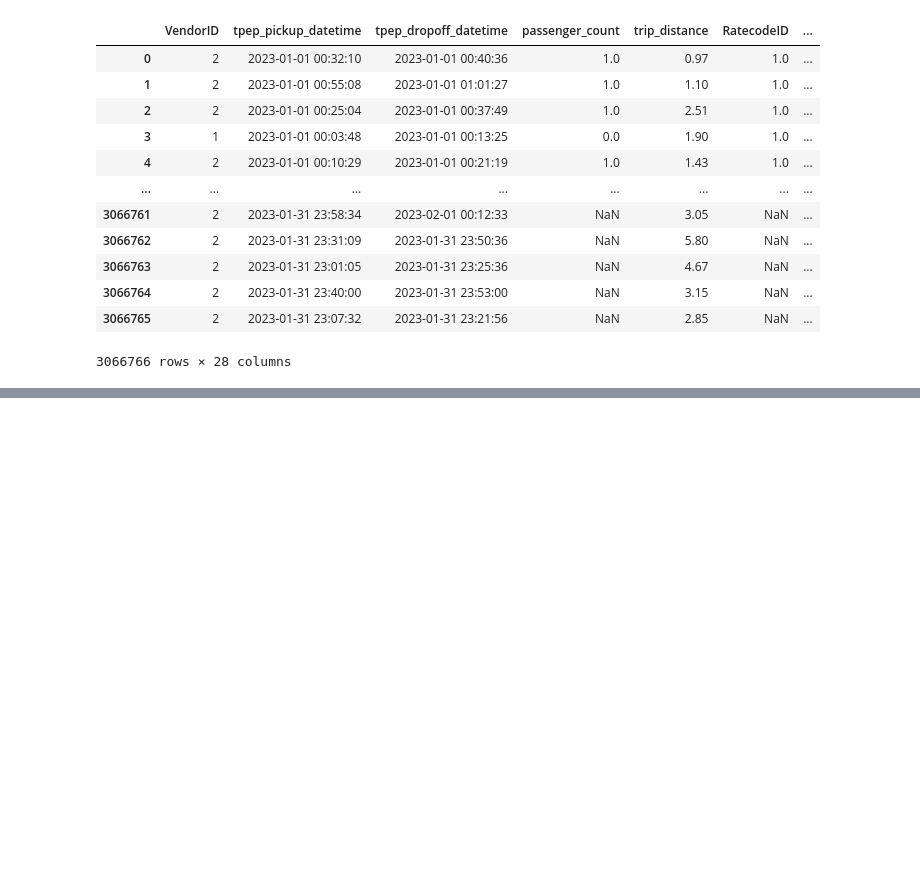
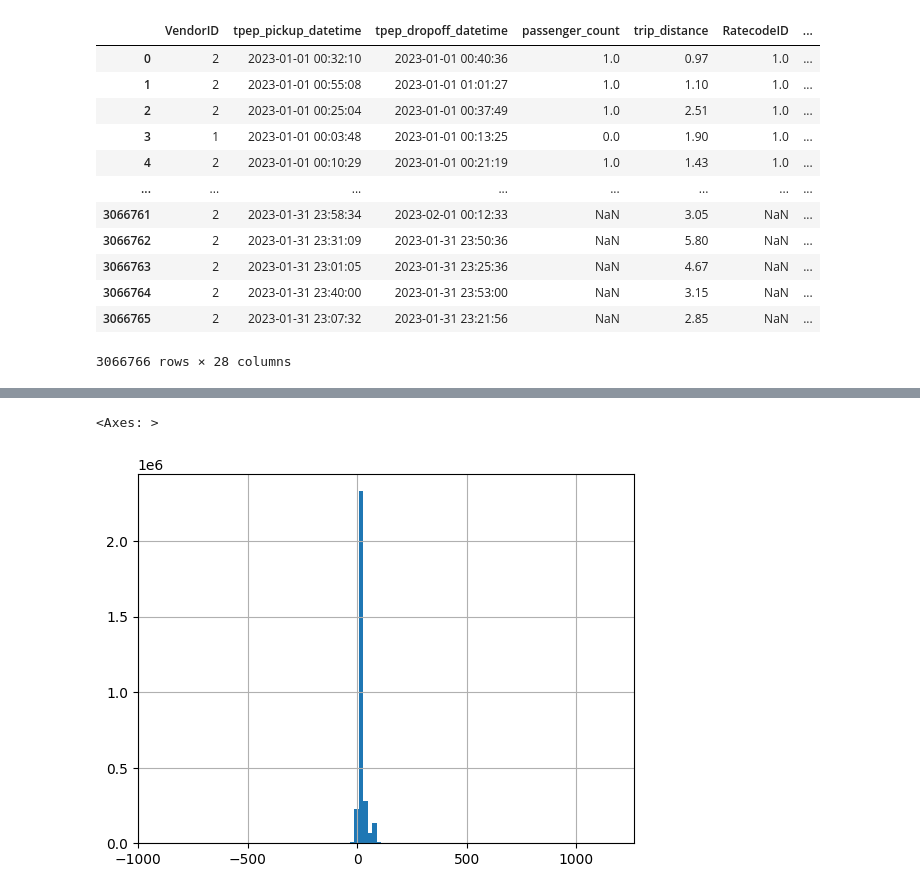
Before and after one commit to ShailShikhar/upskill, a Jupyter notebook: 1_nyc tlc taxi trips/NYC TLC Taxi Trips.ipynb, the cells around one changed output, grey strips where cells are left out. Cells and saved outputs as stored; diff of their text form; code cells hidden in the pictures; blank space fills up the shorter version.

```diff
--- a/1_nyc tlc taxi trips/NYC TLC Taxi Trips.ipynb
+++ b/1_nyc tlc taxi trips/NYC TLC Taxi Trips.ipynb
@@ -1030,0 +1293,3 @@ nyc_taxi_data
+# %%
+taxi_idx = taxi_all.set_index('tpep_pickup_datetime_local')
+weather_idx = nyc_weather_data.set_index('DATE_local')
@@ -1030,0 +1372,3 @@ nyc_taxi_data
+# %%
+nyc_weather_data_prefixed = nyc_weather_data.add_prefix('wx_')
+nyc_weather_data_prefixed.head()
@@ -1030,0 +1506,12 @@ nyc_taxi_data
+# %%
+taxi_sorted = taxi_all.sort_values('tpep_pickup_datetime_local')
+weather_sorted = nyc_weather_data_prefixed.sort_values('wx_DATE_local')
+
+taxi_weather = pd.merge_asof(
+    taxi_sorted,
+    weather_sorted,
+    left_on='tpep_pickup_datetime_local',
+    right_on='wx_DATE_local',
+    direction='backward',
+    tolerance=pd.Timedelta('1H')
+)
@@ -1030,0 +1693,5 @@ nyc_taxi_data
+# %%
+taxi_weather = taxi_weather.drop(
+    columns=['_merge', 'wx_date_local'],
+    errors='ignore'
+)
@@ -1030,0 +1773,5 @@ nyc_taxi_data
+# %%
+taxi_weather['fare_amount'].hist(bins=100)
+# %% [output]
+<Axes: >
+[figure, added]
```
Also changed, not shown: parts of 130 cells of this notebook, 2 other files.
